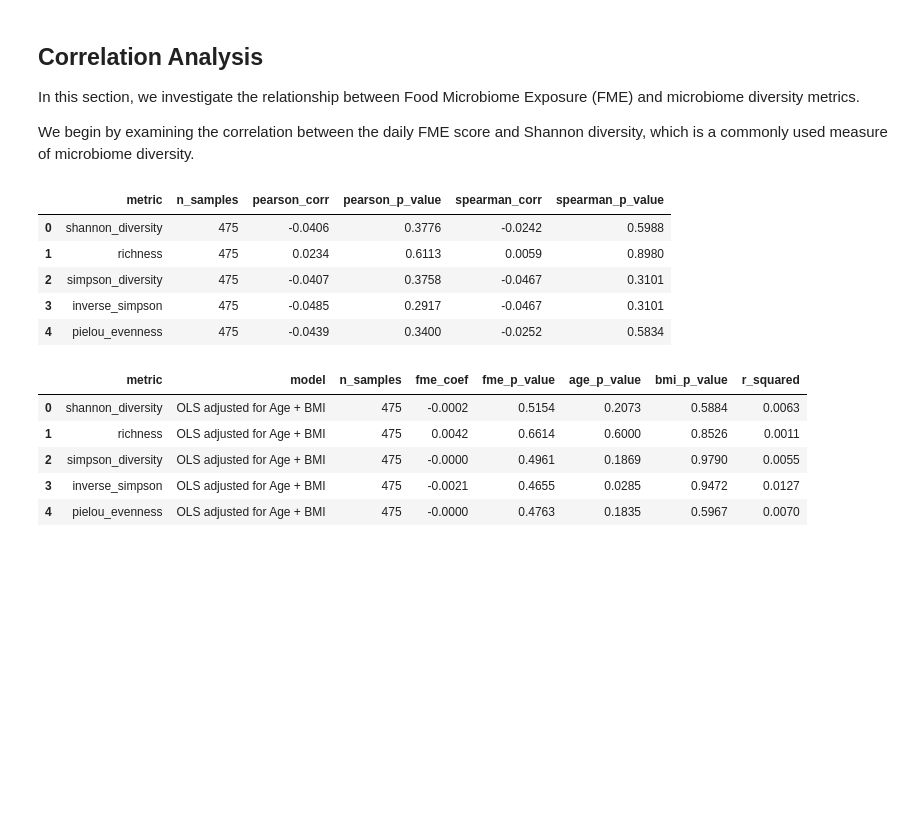
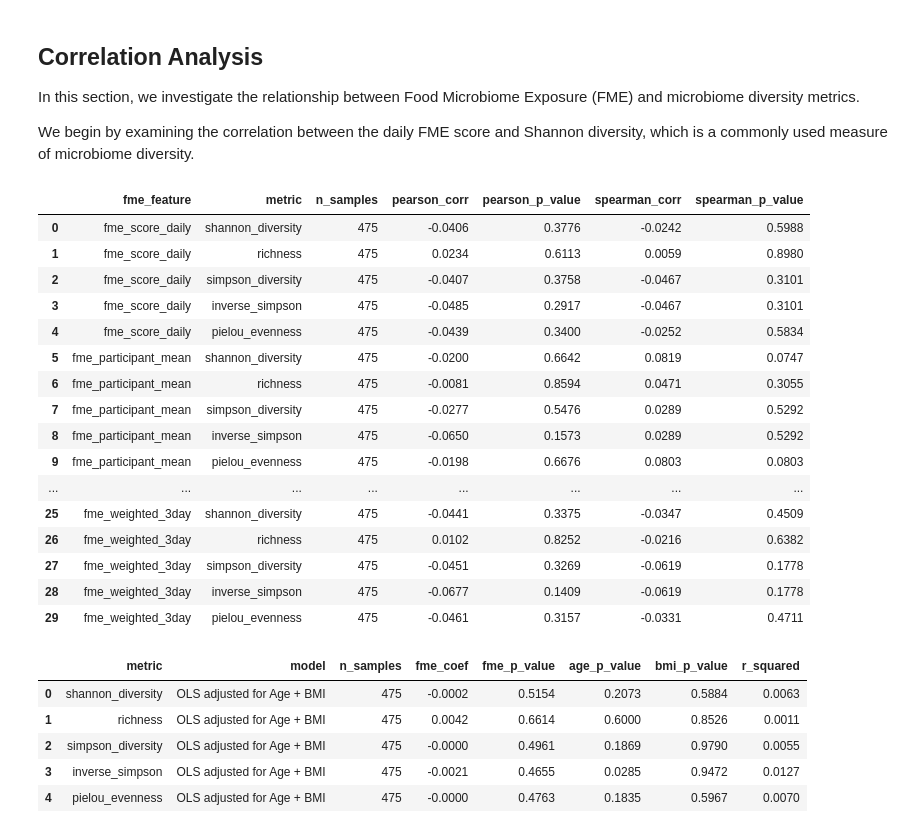
Before and after one commit to MayaGold42/Gut-Microbiome-Project_year3, a Jupyter notebook: Association_Testing_adjusted_models.ipynb, the cells around one changed output. Cells and saved outputs as stored; diff of their text form; code cells hidden in the pictures; blank space fills up the shorter version.

Commit message:
Extend association testing with decomposed and lagged FME models

```diff
--- a/Association_Testing_adjusted_models.ipynb
+++ b/Association_Testing_adjusted_models.ipynb
@@ -123,3 +168,15 @@ alpha_diversity_metrics
  'simpson_diversity',
  'inverse_simpson',
  'pielou_evenness']
+# %%
+#Define the list of FME features to analyze
+fme_features = [
+    "fme_score_daily",
+    "fme_participant_mean",
+    "fme_within_person",
+    "fme_lag1",
+    "fme_lag2",
+    "fme_weighted_3day"
+]
+
+fme_features
@@ -130,42 +194,55 @@ In this section, we investigate the relationship between Food Microbiome Exposur
 
 We begin by examining the correlation between the daily FME score and Shannon diversity, which is a commonly used measure of microbiome diversity.
 # %%
-#Correlation between FME and each alpha diversity metric
+#Correlation between extended FME features and alpha diversity metrics
 
-correlation_results = []
+extended_correlation_results = []
 
-for metric in alpha_diversity_metrics:
-    analysis_df = df[["fme_score_daily", metric]].dropna()
+for fme_feature in fme_features:
+    for metric in alpha_diversity_metrics:
+        analysis_df = df[[fme_feature, metric]].dropna()
 
-    pearson_corr, pearson_p = pearsonr(
-        analysis_df["fme_score_daily"],
-        analysis_df[metric]
-    )
+        pearson_corr, pearson_p = pearsonr(
+            analysis_df[fme_feature],
+            analysis_df[metric]
+        )
 
-    spearman_corr, spearman_p = spearmanr(
-        analysis_df["fme_score_daily"],
-        analysis_df[metric]
-    )
+        spearman_corr, spearman_p = spearmanr(
+            analysis_df[fme_feature],
+            analysis_df[metric]
+        )
 
-    correlation_results.append({
-        "metric": metric,
-        "n_samples": len(analysis_df),
-        "pearson_corr": pearson_corr,
-        "pearson_p_value": pearson_p,
-        "spearman_corr": spearman_corr,
-        "spearman_p_value": spearman_p
-    })
+        extended_correlation_results.append({
+            "fme_feature": fme_feature,
+            "metric": metric,
+            "n_samples": len(analysis_df),
+            "pearson_corr": pearson_corr,
+            "pearson_p_value": pearson_p,
+            "spearman_corr": spearman_corr,
+            "spearman_p_value": spearman_p
+        })
 
-correlation_results_df = pd.DataFrame(correlation_results)
+extended_correlation_results_df = pd.DataFrame(extended_correlation_results)
 
-display(correlation_results_df.round(4))
+display(extended_correlation_results_df.round(4))
 # %% [output]
-|  | metric | n_samples | pearson_corr | pearson_p_value | spearman_corr | spearman_p_value |
-| 0 | shannon_diversity | 475 | -0.0406 | 0.3776 | -0.0242 | 0.5988 |
-| 1 | richness | 475 | 0.0234 | 0.6113 | 0.0059 | 0.8980 |
-| 2 | simpson_diversity | 475 | -0.0407 | 0.3758 | -0.0467 | 0.3101 |
-| 3 | inverse_simpson | 475 | -0.0485 | 0.2917 | -0.0467 | 0.3101 |
-| 4 | pielou_evenness | 475 | -0.0439 | 0.3400 | -0.0252 | 0.5834 |
+|  | fme_feature | metric | n_samples | pearson_corr | pearson_p_value | spearman_corr | spearman_p_value |
+| 0 | fme_score_daily | shannon_diversity | 475 | -0.0406 | 0.3776 | -0.0242 | 0.5988 |
+| 1 | fme_score_daily | richness | 475 | 0.0234 | 0.6113 | 0.0059 | 0.8980 |
+| 2 | fme_score_daily | simpson_diversity | 475 | -0.0407 | 0.3758 | -0.0467 | 0.3101 |
+| 3 | fme_score_daily | inverse_simpson | 475 | -0.0485 | 0.2917 | -0.0467 | 0.3101 |
+| 4 | fme_score_daily | pielou_evenness | 475 | -0.0439 | 0.3400 | -0.0252 | 0.5834 |
+| 5 | fme_participant_mean | shannon_diversity | 475 | -0.0200 | 0.6642 | 0.0819 | 0.0747 |
+| 6 | fme_participant_mean | richness | 475 | -0.0081 | 0.8594 | 0.0471 | 0.3055 |
+| 7 | fme_participant_mean | simpson_diversity | 475 | -0.0277 | 0.5476 | 0.0289 | 0.5292 |
+| 8 | fme_participant_mean | inverse_simpson | 475 | -0.0650 | 0.1573 | 0.0289 | 0.5292 |
+| 9 | fme_participant_mean | pielou_evenness | 475 | -0.0198 | 0.6676 | 0.0803 | 0.0803 |
+| ... | ... | ... | ... | ... | ... | ... | ... |
+| 25 | fme_weighted_3day | shannon_diversity | 475 | -0.0441 | 0.3375 | -0.0347 | 0.4509 |
+| 26 | fme_weighted_3day | richness | 475 | 0.0102 | 0.8252 | -0.0216 | 0.6382 |
+| 27 | fme_weighted_3day | simpson_diversity | 475 | -0.0451 | 0.3269 | -0.0619 | 0.1778 |
+| 28 | fme_weighted_3day | inverse_simpson | 475 | -0.0677 | 0.1409 | -0.0619 | 0.1778 |
+| 29 | fme_weighted_3day | pielou_evenness | 475 | -0.0461 | 0.3157 | -0.0331 | 0.4711 |
 # %%
 #Adjusted Models
 adjusted_model_results = []
```
Also changed, not shown: parts of 11 cells of this notebook, 3 other files.
